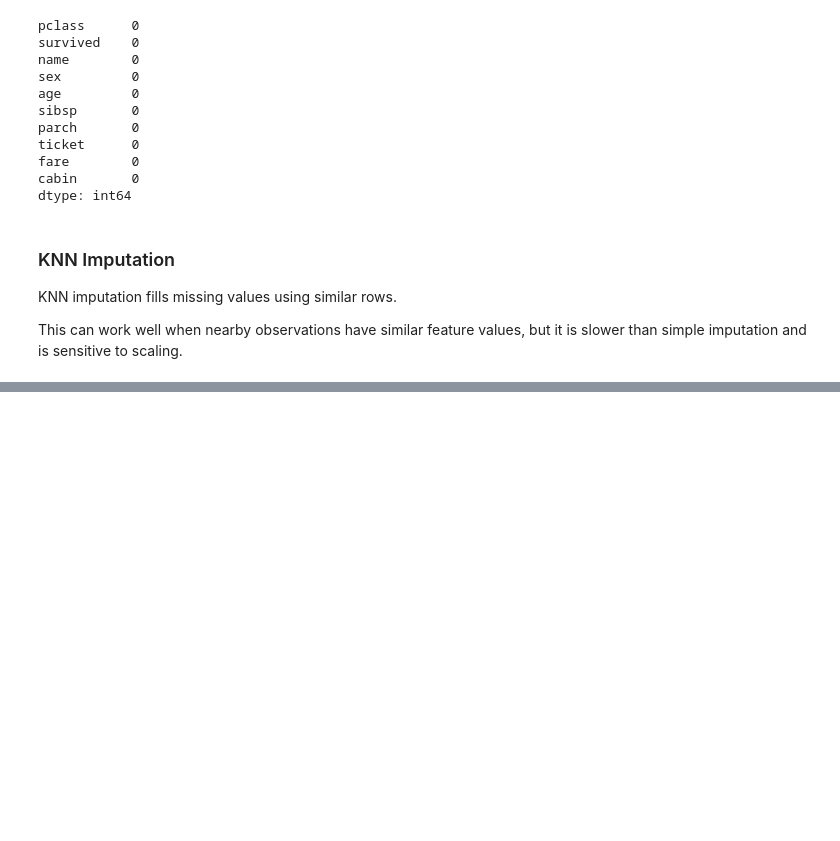
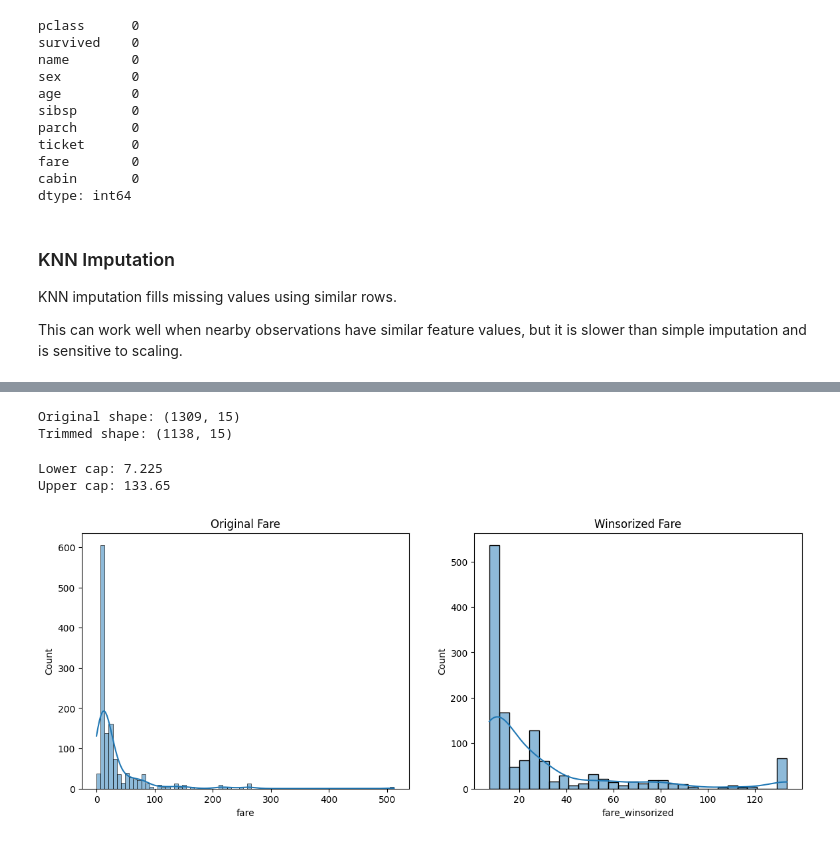
Before and after one commit to ninadparab/Data-Science-and-Machine-Learning-Guides, a Jupyter notebook: Data Cleaning.ipynb, the cells around one changed output, grey strips where cells are left out. Cells and saved outputs as stored; diff of their text form; code cells hidden in the pictures; blank space fills up the shorter version.

```diff
--- a/Data Cleaning.ipynb
+++ b/Data Cleaning.ipynb
@@ -188,0 +315,51 @@ display(titanic_knn_imputed.loc[missing_age_indices].head())
+# %%
+# Trimming example: remove fare outliers using IQR
+
+def trim_outliers_iqr(df, col):
+    Q1 = df[col].quantile(0.25)
+    Q3 = df[col].quantile(0.75)
+    IQR = Q3 - Q1
+
+    lower_bound = Q1 - 1.5 * IQR
+    upper_bound = Q3 + 1.5 * IQR
+
+    trimmed_df = df[(df[col] >= lower_bound) & (df[col] <= upper_bound)].copy()
+
+    print("Original shape:", df.shape)
+    print("Trimmed shape:", trimmed_df.shape)
+
+    return trimmed_df
+
+titanic_trimmed = trim_outliers_iqr(titanic_clean, "fare")
+# %% [output]
+Original shape: (1309, 15)
+Trimmed shape: (1138, 15)
+# %%
+# Winsorization example: cap fare at 5th and 95th percentiles
+
+titanic_winsorized = titanic_clean.copy()
+
+lower_cap = titanic_winsorized["fare"].quantile(0.05)
+upper_cap = titanic_winsorized["fare"].quantile(0.95)
+
+titanic_winsorized["fare_winsorized"] = titanic_winsorized["fare"].clip(
+    lower=lower_cap,
+    upper=upper_cap
+)
+
+print("Lower cap:", lower_cap)
+print("Upper cap:", upper_cap)
+
+fig, axes = plt.subplots(1, 2, figsize=(14, 5))
+
+sns.histplot(titanic_winsorized["fare"], kde=True, ax=axes[0])
+axes[0].set_title("Original Fare")
+
+sns.histplot(titanic_winsorized["fare_winsorized"], kde=True, ax=axes[1])
+axes[1].set_title("Winsorized Fare")
+
+plt.show()
+# %% [output]
+Lower cap: 7.225
+Upper cap: 133.65
+[figure, added]
```
Also changed, not shown: parts of 36 cells of this notebook, 1 other file.
